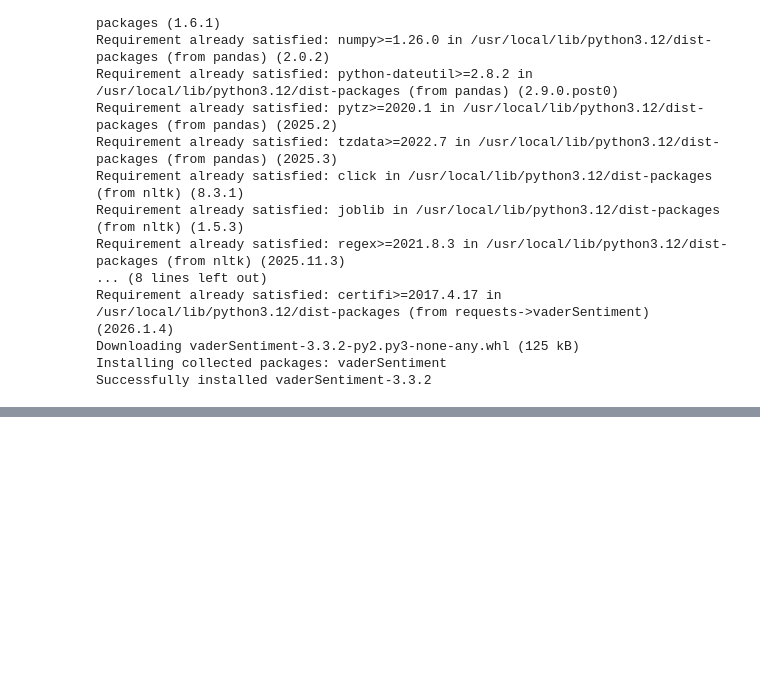
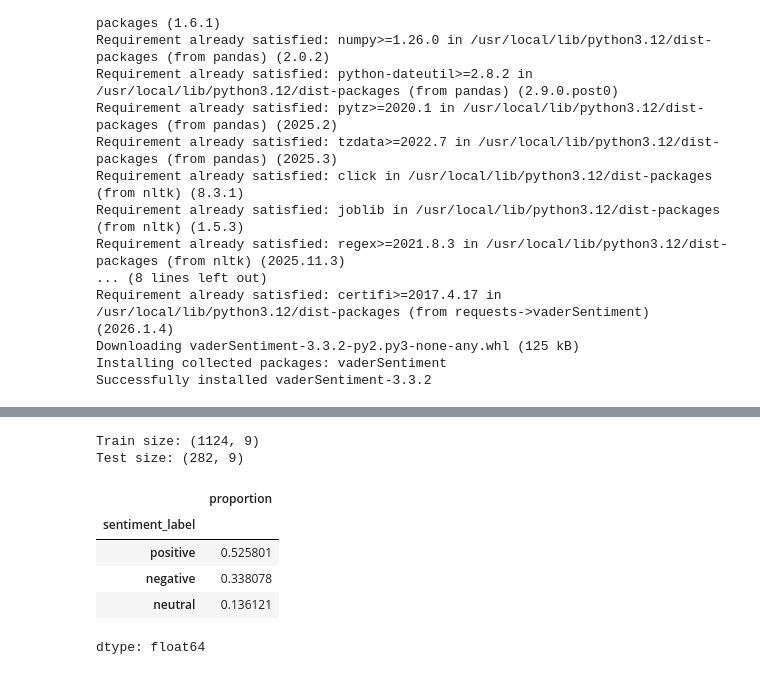
Before and after one commit to mf2056/F20AA, a Jupyter notebook: DataAnalysis.ipynb, the cells around one changed output, grey strips where cells are left out. Cells and saved outputs as stored; diff of their text form; code cells hidden in the pictures; blank space fills up the shorter version.

```diff
--- a/DataAnalysis.ipynb
+++ b/DataAnalysis.ipynb
@@ -22,0 +162,23 @@ Successfully installed vaderSentiment-3.3.2
+# %%
+from sklearn.model_selection import train_test_split
+
+train_df, test_df = train_test_split(
+    df,
+    test_size=0.2,
+    random_state=42,
+    stratify=df["sentiment_label"]
+)
+
+print("Train size:", train_df.shape)
+print("Test size:", test_df.shape)
+
+train_df["sentiment_label"].value_counts(normalize=True)
+# %% [output]
+Train size: (1124, 9)
+Test size: (282, 9)
+|  | proportion |
+| sentiment_label |  |
+| positive | 0.525801 |
+| negative | 0.338078 |
+| neutral | 0.136121 |
+dtype: float64
```
Also changed, not shown: parts of 7 cells of this notebook.
